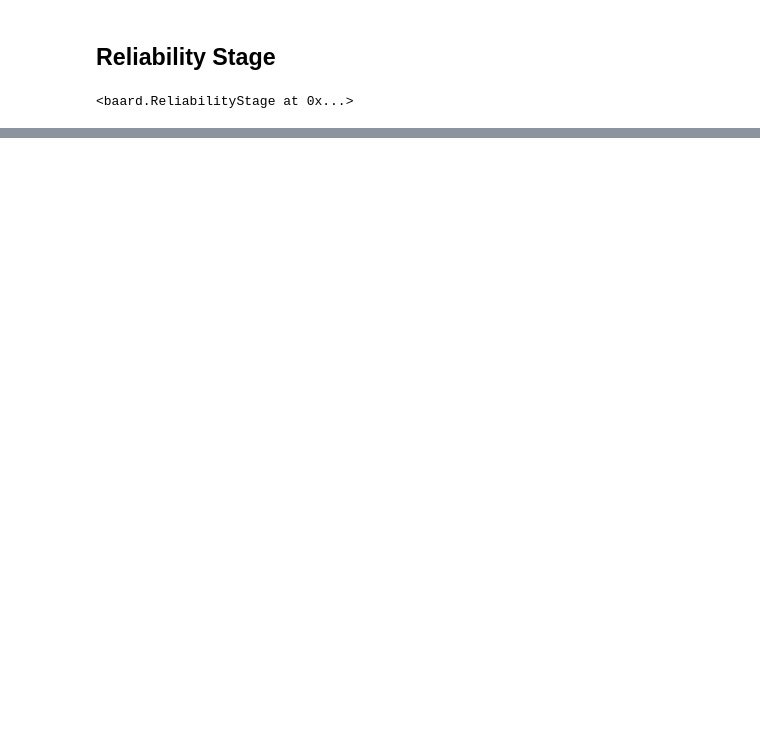
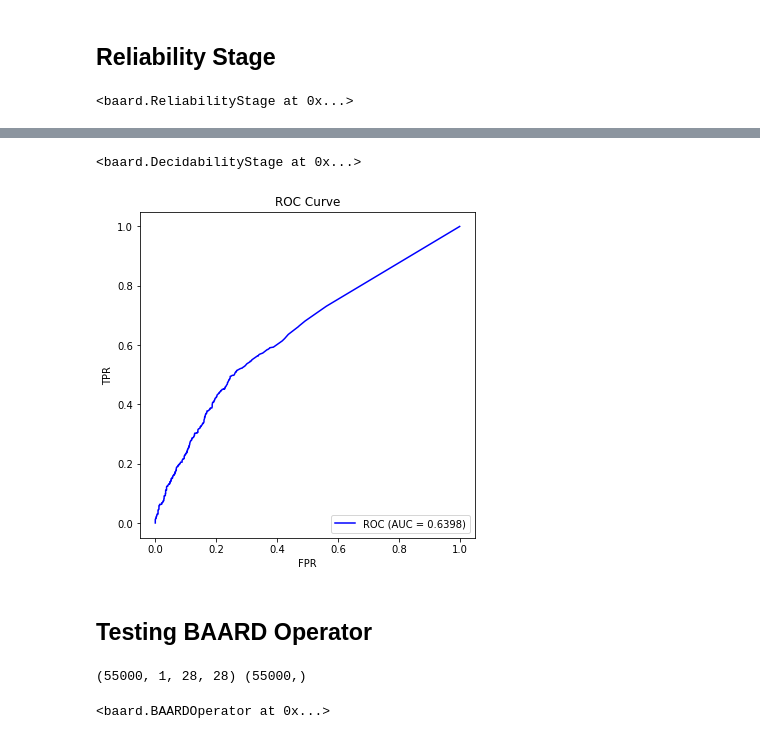
Before and after one commit to changx03/baard_exp2, a Jupyter notebook: examples/demo_baard.ipynb, the cells around one changed output, grey strips where cells are left out. Cells and saved outputs as stored; diff of their text form; code cells hidden in the pictures; blank space fills up the shorter version.

```diff
--- a/examples/demo_baard.ipynb
+++ b/examples/demo_baard.ipynb
@@ -416,0 +362,12 @@ _, _, auc_score, _ = get_roc(labels_test_2, probs[:, 1], show_plot=True)
+# %%
+k = 100
+stage3 = DecidabilityStage(n_classes=10, k=k, n_bins=2)
+# %%
+# Using a subset
+# indices = np.random.permutation(X_train.shape[0])[:5000]
+# stage3.fit(X_train[indices], y_train[indices])
+
+# Using the full training set
+stage3.fit(X_train, y_train)
+# %% [output]
+<baard.DecidabilityStage at 0x...>
@@ -416,0 +385,8 @@ _, _, auc_score, _ = get_roc(labels_test_2, probs[:, 1], show_plot=True)
+# %%
+# On test set
+probs = stage3.predict_proba(X_test_2, pred_test_2)
+_, _, auc_score, _ = get_roc(labels_test_2, probs[:, 1], show_plot=True)
+# %% [output]
+[figure, added]
+# %% [markdown]
+## Testing BAARD Operator
@@ -416,0 +402,8 @@ _, _, auc_score, _ = get_roc(labels_test_2, probs[:, 1], show_plot=True)
+# %%
+print(X_train.shape, y_train.shape)
+# %% [output]
+(55000, 1, 28, 28) (55000,)
+# %%
+baard.fit(X_train, y_train)
+# %% [output]
+<baard.BAARDOperator at 0x...>
```
Also changed, not shown: parts of 48 cells of this notebook, 2 other files.
